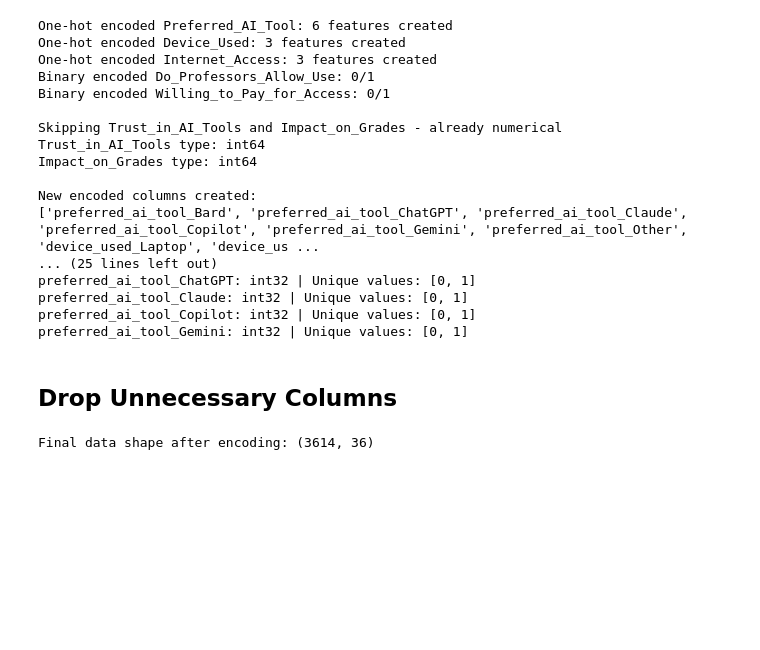
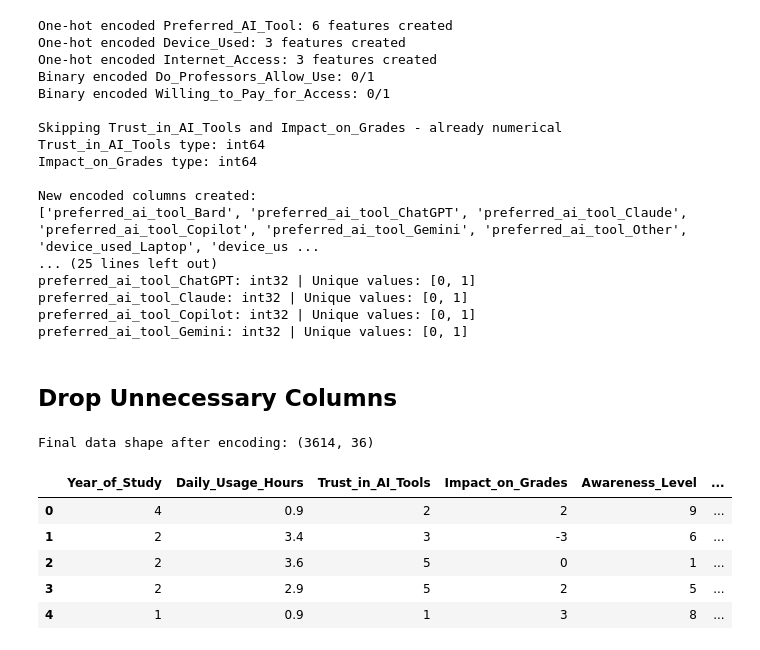
Before and after one commit to jackson9413/Project, a Jupyter notebook: 3_feature_engineering.ipynb, the cells around one changed output. Cells and saved outputs as stored; diff of their text form; code cells hidden in the pictures; blank space fills up the shorter version.

```diff
--- a/3_feature_engineering.ipynb
+++ b/3_feature_engineering.ipynb
@@ -357,3 +364,13 @@ Final data shape after encoding: (3614, 36)
 # %%
 # save it as a csv file
 data_encoded_clean.to_csv('Students_Cleaned_Encoded_v1.csv', index=False)
+# %%
+# top 5
+data_encoded_clean.head(5)
+# %% [output]
+|  | Year_of_Study | Daily_Usage_Hours | Trust_in_AI_Tools | Impact_on_Grades | Awareness_Level | ... |
+| 0 | 4 | 0.9 | 2 | 2 | 9 | ... |
+| 1 | 2 | 3.4 | 3 | -3 | 6 | ... |
+| 2 | 2 | 3.6 | 5 | 0 | 1 | ... |
+| 3 | 2 | 2.9 | 5 | 2 | 5 | ... |
+| 4 | 1 | 0.9 | 1 | 3 | 8 | ... |
```
Also changed, not shown: parts of 7 cells of this notebook, 5 other files.
